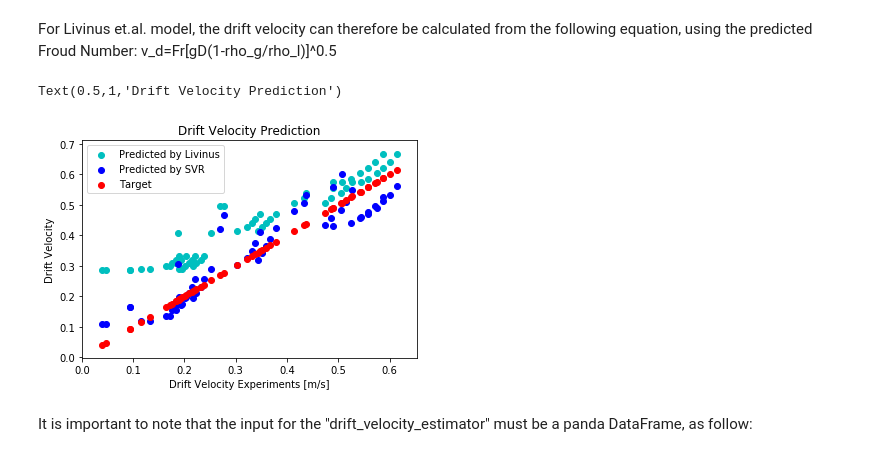
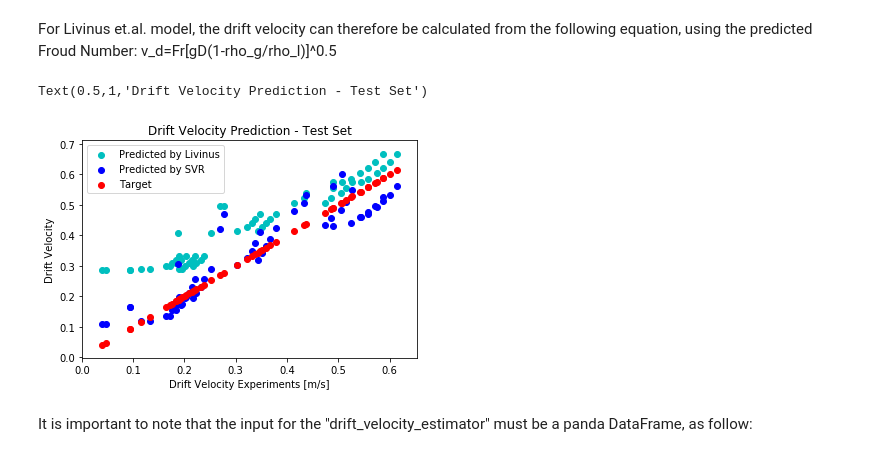
Before and after one commit to VictorPuglieseManotas/Research, a Jupyter notebook: Drift Velocity Analysis O.ipynb, the cells around one changed output. Saved outputs shown, nothing was run; the diff lists cells and outputs as text; code cells hidden in the pictures.

```diff
--- a/Drift Velocity Analysis O.ipynb
+++ b/Drift Velocity Analysis O.ipynb
@@ -304,29 +324,29 @@ v_d=Fr[gD(1-rho_g/rho_l)]^0.5
 # %%
 Test_Set=pd.read_excel(r"C:\Users\victo\Test_Set_Drift_Velocity_Analysis_O.xlsx")
 
 D=np.asarray(Test_Set['Diameter [m]'])
 rho_L=np.asarray(Test_Set['rhoL [kg/m3]'])
 rho_G=np.asarray(Test_Set['rhoG [kg/m3]'])
 
 V_d_Livinus=Fr_Livinus*np.power(9.80665*D*(1-rho_G/rho_L),0.5)
 
 
 Test_Set['theta [rad]']=np.pi*Test_Set['Inclination [°]']/180
 Test_Set=Test_Set.drop(Test_Set.columns[[0,1,2,3,8,10,11,12,13,14,15]], axis=1)
 Test_Set['g [m/s2]']=9.80665*np.ones(len(Test_Set))
 
 V_d_svr=drift_vel_estimator_loaded.transform(Test_Set)
 
 plt.scatter(V_d_real,V_d_Livinus,c='c')
 plt.scatter(V_d_real,V_d_svr,c='b')
 plt.scatter(V_d_real,V_d_real,c='r')
 plt.xlabel("Drift Velocity Experiments [m/s]")
 plt.ylabel("Drift Velocity")
 plt.legend(("Predicted by Livinus","Predicted by SVR","Target"),loc='bottom right')
-plt.title("Drift Velocity Prediction")
+plt.title("Drift Velocity Prediction - Test Set")
 # %% [output]
-Text(0.5,1,'Drift Velocity Prediction')
+Text(0.5,1,'Drift Velocity Prediction - Test Set')
-[figure, old version]
+[figure, new version]
 # %% [markdown]
 It is important to note that the input for the "drift_velocity_estimator" must be a panda DataFrame, as follow:
 # %%
```
Also changed, not shown: parts of 14 cells of this notebook.
